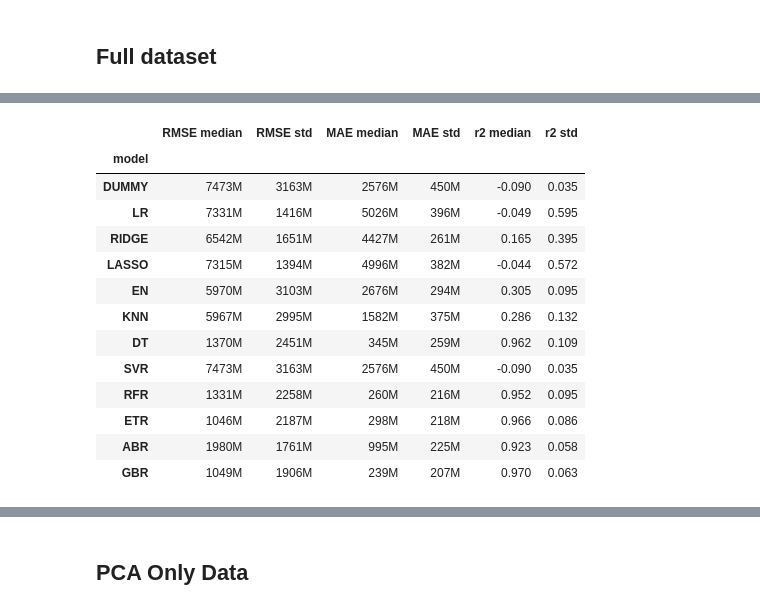
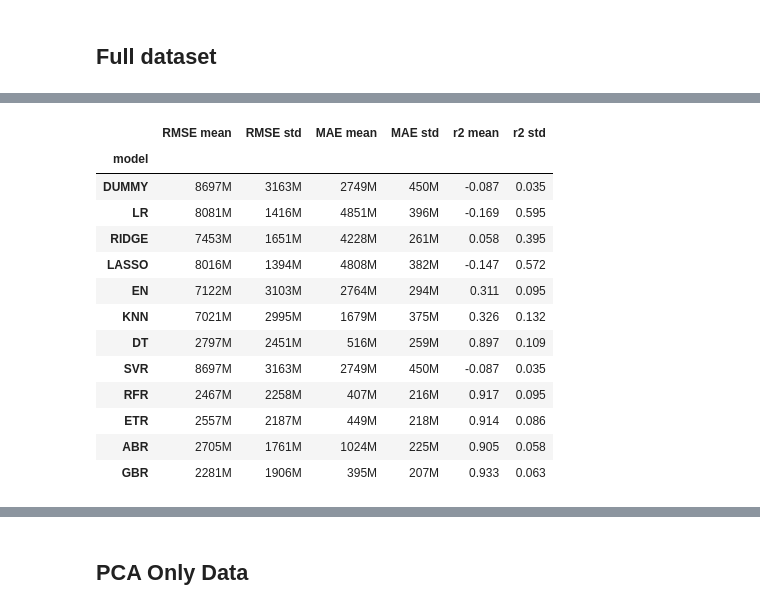
Before and after one commit to tmacpherson6/machine_learning_in_fundamental_valuations, a Jupyter notebook: Notebooks/Thomas/9 - Baseline Supervised Learning Models.ipynb, the cells around one changed output, grey strips where cells are left out. Cells and saved outputs as stored; diff of their text form; code cells hidden in the pictures.

Commit message:
update median to mean according to rubric

```diff
--- a/Notebooks/Thomas/9 - Baseline Supervised Learning Models.ipynb
+++ b/Notebooks/Thomas/9 - Baseline Supervised Learning Models.ipynb
@@ -785,29 +793,29 @@ summary.T
 # %%
 summary = pd.DataFrame({
     'model': names,
-    'RMSE median': [str(int(np.median(r)/1_000_000))+'M' for r in kfold_results_rev],
+    'RMSE mean': [str(int(r.mean()/1_000_000))+'M' for r in kfold_results_rev],
     'RMSE std':  [str(int(r.std()/1_000_000))+'M'  for r in kfold_results_rev],
-    'MAE median': [str(int(np.median(r)/1_000_000))+'M' for r in kfold_mae],
+    'MAE mean': [str(int(r.mean()/1_000_000))+'M' for r in kfold_mae],
     'MAE std':  [str(int(r.std()/1_000_000))+'M'  for r in kfold_mae],
-    'r2 median': [np.round(np.median(r),3) for r in kfold_r2],
+    'r2 mean': [np.round(r.mean(),3) for r in kfold_r2],
     'r2 std': [np.round(r.std(),3) for r in kfold_r2],
 })
 summary.set_index('model')
 # %% [output]
-|  | RMSE median | RMSE std | MAE median | MAE std | r2 median | r2 std |
+|  | RMSE mean | RMSE std | MAE mean | MAE std | r2 mean | r2 std |
 | model |  |  |  |  |  |  |
-| DUMMY | 7473M | 3163M | 2576M | 450M | -0.090 | 0.035 |
-| LR | 7331M | 1416M | 5026M | 396M | -0.049 | 0.595 |
-| RIDGE | 6542M | 1651M | 4427M | 261M | 0.165 | 0.395 |
-| LASSO | 7315M | 1394M | 4996M | 382M | -0.044 | 0.572 |
-| EN | 5970M | 3103M | 2676M | 294M | 0.305 | 0.095 |
-| KNN | 5967M | 2995M | 1582M | 375M | 0.286 | 0.132 |
-| DT | 1370M | 2451M | 345M | 259M | 0.962 | 0.109 |
-| SVR | 7473M | 3163M | 2576M | 450M | -0.090 | 0.035 |
-| RFR | 1331M | 2258M | 260M | 216M | 0.952 | 0.095 |
-| ETR | 1046M | 2187M | 298M | 218M | 0.966 | 0.086 |
-| ABR | 1980M | 1761M | 995M | 225M | 0.923 | 0.058 |
-| GBR | 1049M | 1906M | 239M | 207M | 0.970 | 0.063 |
+| DUMMY | 8697M | 3163M | 2749M | 450M | -0.087 | 0.035 |
+| LR | 8081M | 1416M | 4851M | 396M | -0.169 | 0.595 |
+| RIDGE | 7453M | 1651M | 4228M | 261M | 0.058 | 0.395 |
+| LASSO | 8016M | 1394M | 4808M | 382M | -0.147 | 0.572 |
+| EN | 7122M | 3103M | 2764M | 294M | 0.311 | 0.095 |
+| KNN | 7021M | 2995M | 1679M | 375M | 0.326 | 0.132 |
+| DT | 2797M | 2451M | 516M | 259M | 0.897 | 0.109 |
+| SVR | 8697M | 3163M | 2749M | 450M | -0.087 | 0.035 |
+| RFR | 2467M | 2258M | 407M | 216M | 0.917 | 0.095 |
+| ETR | 2557M | 2187M | 449M | 218M | 0.914 | 0.086 |
+| ABR | 2705M | 1761M | 1024M | 225M | 0.905 | 0.058 |
+| GBR | 2281M | 1906M | 395M | 207M | 0.933 | 0.063 |
 # %%
 # Let's try a better looking chart in altair
 df_rev = pd.DataFrame({
```
Also changed, not shown: parts of 2 cells of this notebook.
